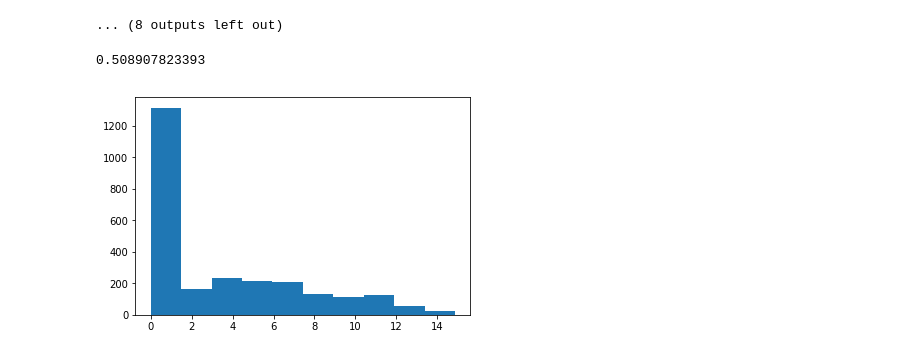
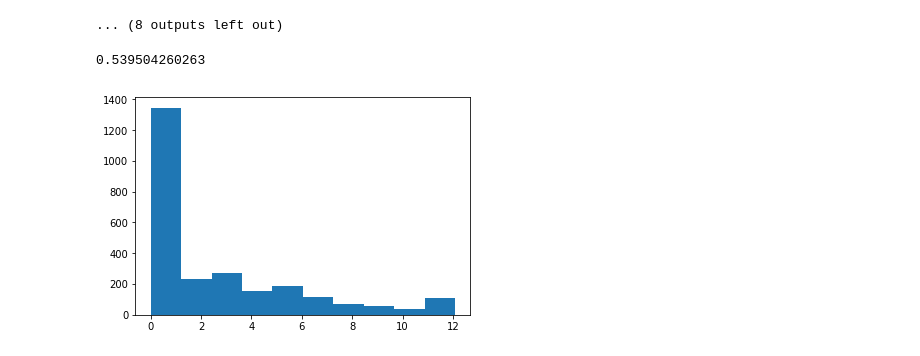
Before and after one commit to soudk/NightSky, a Jupyter notebook: LogisticRegression.ipynb, the cells around one changed output. Drawn from its saved outputs; the diff is of its cells as text; code cells hidden in the pictures.

```diff
--- a/LogisticRegression.ipynb
+++ b/LogisticRegression.ipynb
@@ -68,7 +68,7 @@ print(X[0])
 [0 0 0 ... 0 0 0]
 # %%
 # Let's see what the data looks like
-for idx in range(5):
+for idx in range(10):
     #print(idx)
     print("This tile is "+repr(y[idx]))
     plt.imshow(images[idx])
@@ -154,18 +157,21 @@ for idx in range(10):
 # %%
 dist=[]
 for idx in range(len(y_test)):
+    d1 = np.sqrt((y_test[idx]/12 - predictions[idx]/12)**2.0 + (y_test[idx]%12 - predictions[idx]%12)**2.00)
+    d2 = np.sqrt((12-y_test[idx]/12 - predictions[idx]/12)**2.0 + (y_test[idx]%12 - predictions[idx]%12)**2.00)
+    dist.append(min(d1,d2))
     #print(y_test[idx]/12, y_test[idx]%12)#Actual coordinates of where tile is from
-    dist.append(np.sqrt((y_test[idx]/12 - predictions[idx]/12)**2.0 + (y_test[idx]%12 - predictions[idx]%12)**2.00))
+    #dist.append(np.sqrt((y_test[idx]/12 - predictions[idx]/12)**2.0 + (y_test[idx]%12 - predictions[idx]%12)**2.00))
     #print(max(proba[idx])/12, max(proba[idx])%12)
     #plt.imshow(np.reshape(y_test[idx], (12,12)))
 
 plt.hist(dist)
 sum1=0
 for d in dist:
-    if d<2.0:
+    if d<1.5:
         sum1+=1
 
 print(sum1/float(len(y_test)))
 # %% [output]
-0.508907823393
+0.539504260263
-[figure, old version]
+[figure, new version]
```
Also changed, not shown: parts of 7 cells of this notebook, 1 other file.
